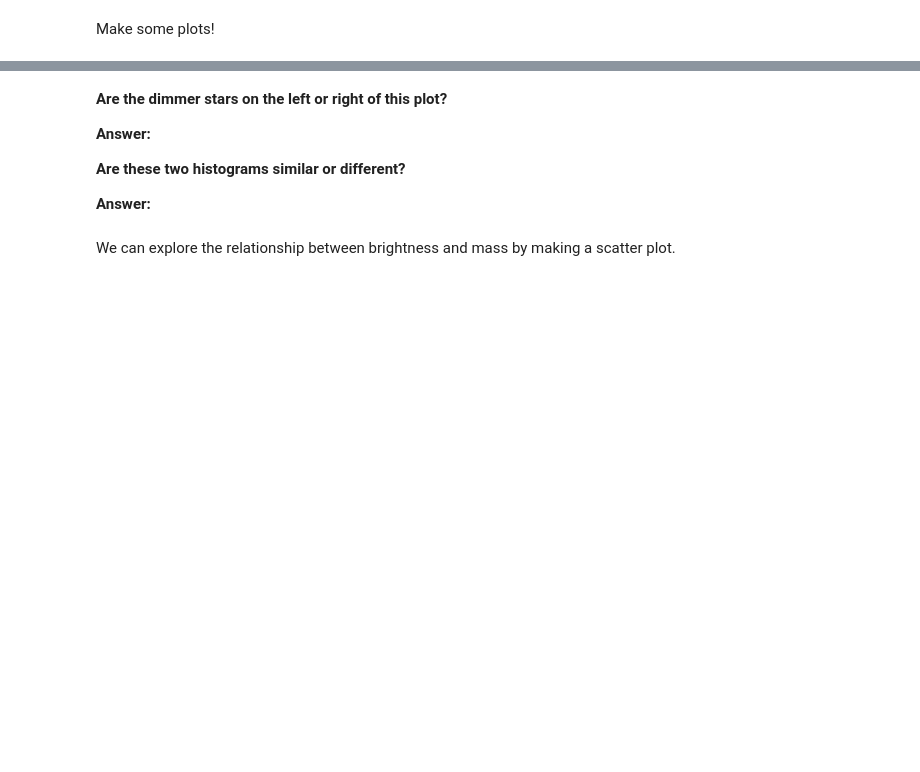
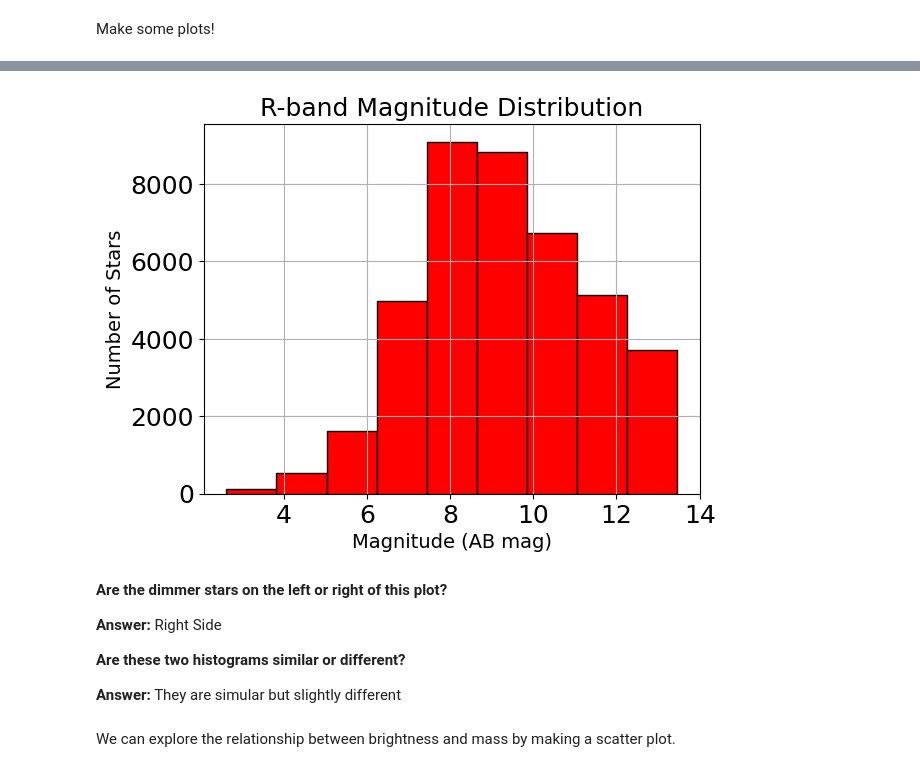
Before and after one commit to PrisonTeachingInitiative/CFR-2025, a Jupyter notebook: Astro/Blank/2 - Stars Pt3.ipynb, the cells around one changed output, grey strips where cells are left out. Cells and saved outputs as stored; diff of their text form; code cells hidden in the pictures; blank space fills up the shorter version.

```diff
--- a/Astro/Blank/2 - Stars Pt3.ipynb
+++ b/Astro/Blank/2 - Stars Pt3.ipynb
@@ -48,11 +88,27 @@ Make some plots!
+# %%
+# now a histogram of r
+
+rband = data["r band"]
+plt.hist(rband, bins=9, color='red', edgecolor='black')
+
+plt.title("R-band Magnitude Distribution", fontsize=18)
+plt.xlabel("Magnitude (AB mag)", fontsize=14)
+plt.ylabel("Number of Stars", fontsize=14)      #
+
+plt.rc('font', **{'family': 'sans-serif', 'size': 16})
+
+plt.grid(True)
+plt.show()
+# %% [output]
+[figure, added]
 # %% [markdown]
 **Are the dimmer stars on the left or right of this plot?**
 
-**Answer:**
+**Answer:** Right Side
 
 **Are these two histograms similar or different?**
 
-**Answer:**
+**Answer:** They are simular but slightly different
 # %% [markdown]
 We can explore the relationship between brightness and mass by making a scatter plot.
 # %%
```
Also changed, not shown: parts of 10 cells of this notebook.
